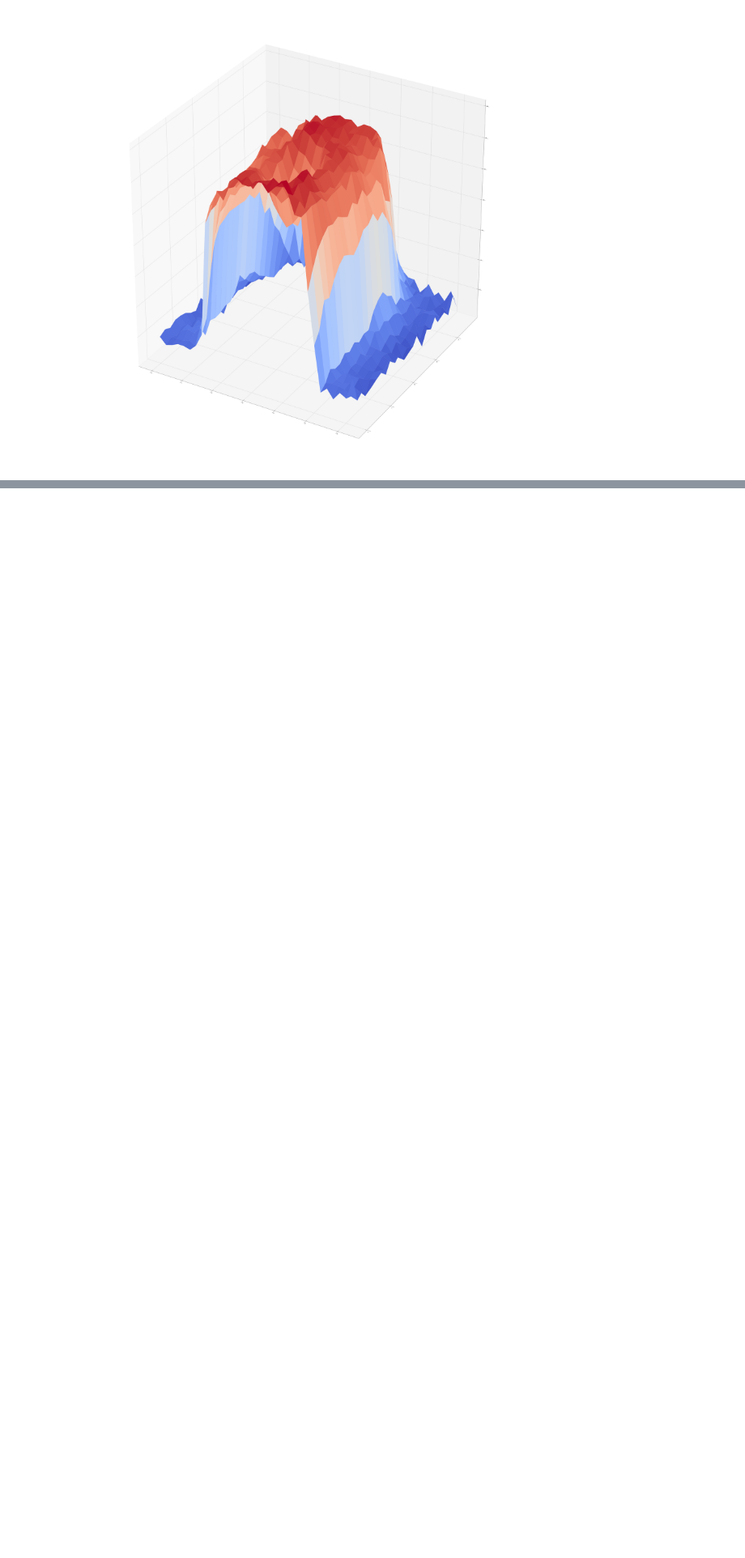
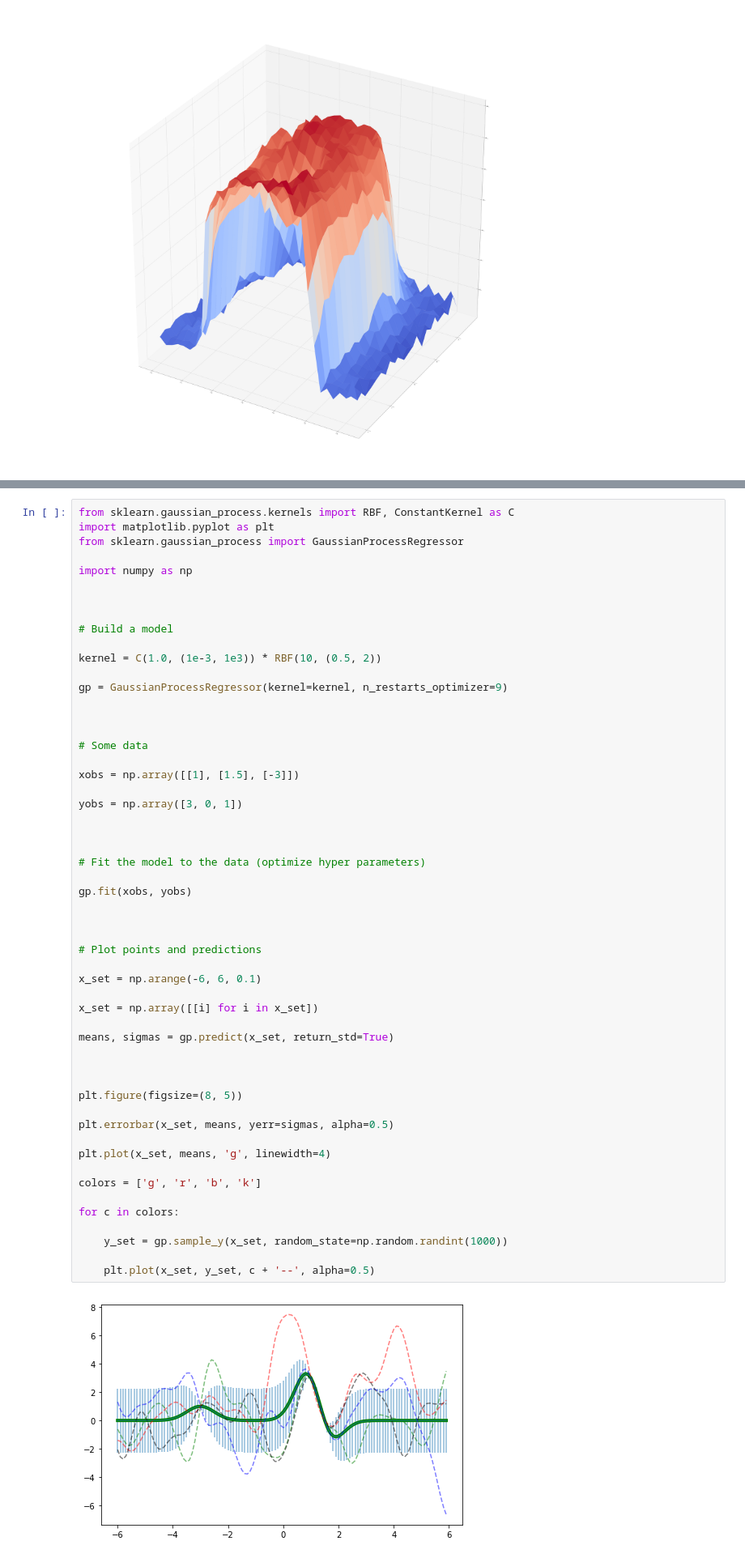
Before and after one commit to lqiqiqi/graduate-thesis, a Jupyter notebook: Just trying.ipynb, the cells around one changed output, grey strips where cells are left out. Shown at 81% size. Cells and saved outputs as stored; diff of their text form; blank space fills up the shorter version.

```diff
--- a/Just trying.ipynb
+++ b/Just trying.ipynb
@@ -73,0 +76,56 @@ plt.show()
+# %%
+from sklearn.gaussian_process.kernels import RBF, ConstantKernel as C
+import matplotlib.pyplot as plt
+from sklearn.gaussian_process import GaussianProcessRegressor
+
+import numpy as np
+
+
+
+# Build a model
+
+kernel = C(1.0, (1e-3, 1e3)) * RBF(10, (0.5, 2))
+
+gp = GaussianProcessRegressor(kernel=kernel, n_restarts_optimizer=9)
+
+
+
+# Some data
+
+xobs = np.array([[1], [1.5], [-3]])
+
+yobs = np.array([3, 0, 1])
+
+
+
+# Fit the model to the data (optimize hyper parameters)
+
+gp.fit(xobs, yobs)
+
+
+
+# Plot points and predictions
+
+x_set = np.arange(-6, 6, 0.1)
+
+x_set = np.array([[i] for i in x_set])
+
+means, sigmas = gp.predict(x_set, return_std=True)
+
+
+
+plt.figure(figsize=(8, 5))
+
+plt.errorbar(x_set, means, yerr=sigmas, alpha=0.5)
+
+plt.plot(x_set, means, 'g', linewidth=4)
+
+colors = ['g', 'r', 'b', 'k']
+
+for c in colors:
+
+    y_set = gp.sample_y(x_set, random_state=np.random.randint(1000))
+
+    plt.plot(x_set, y_set, c + '--', alpha=0.5)
+# %% [output]
+[figure, added]
```
Also changed, not shown: parts of 1 cell of this notebook, 4 other files.
